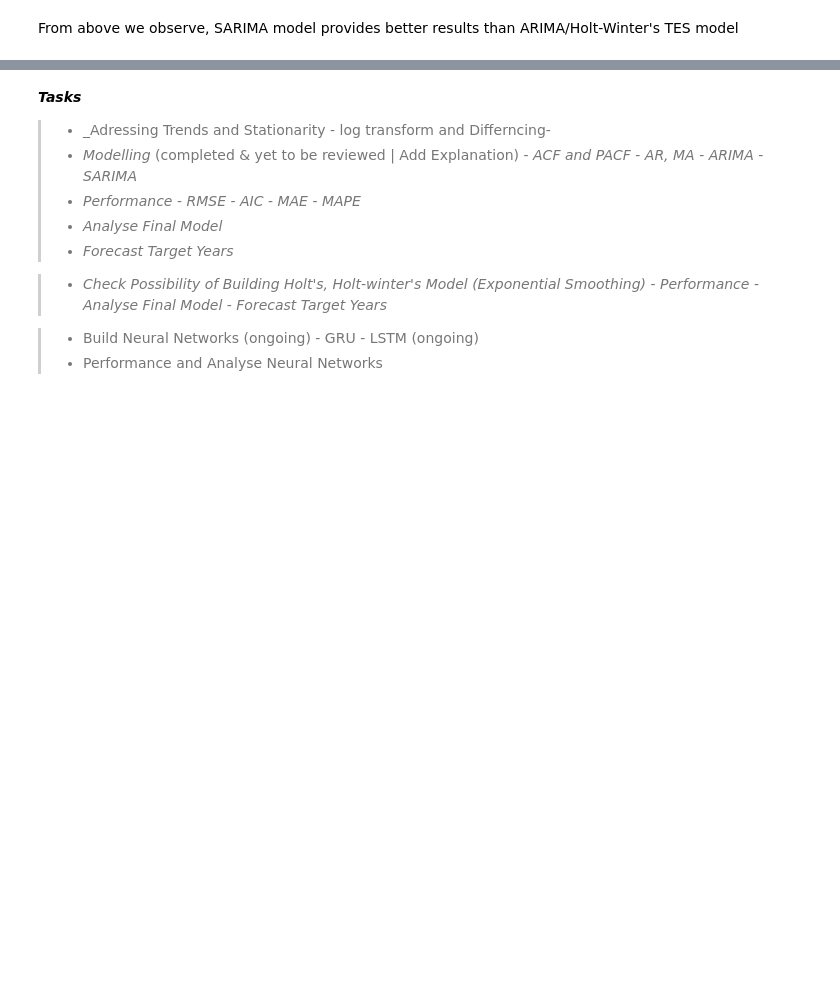
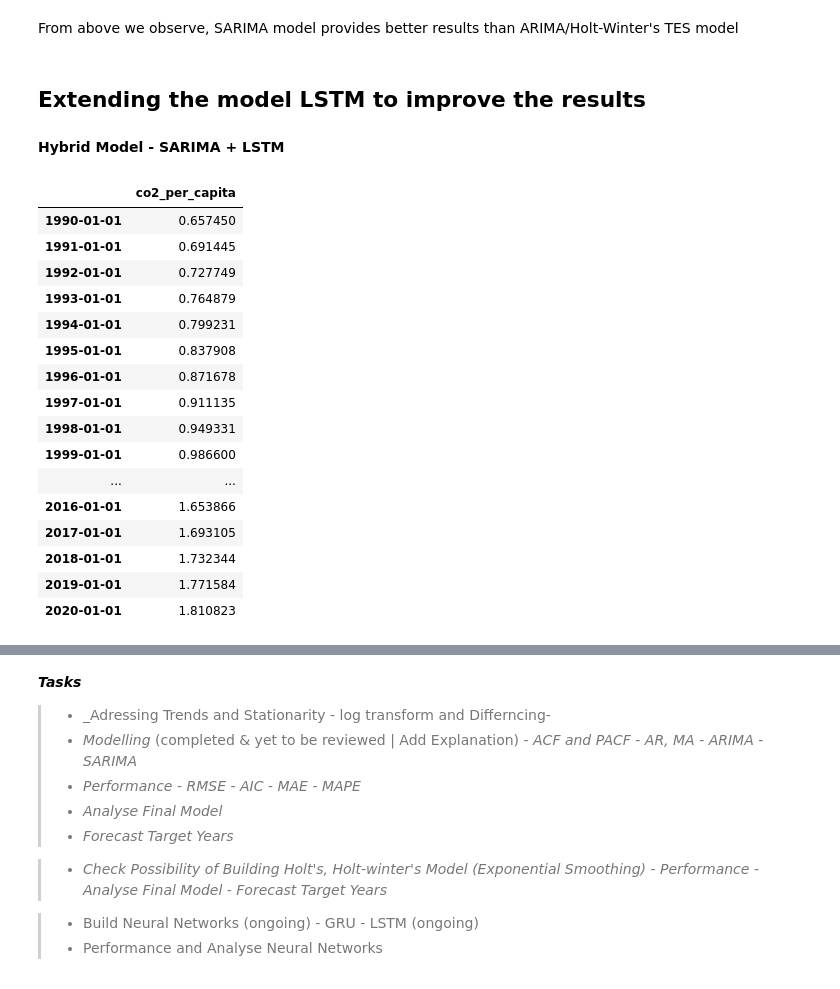
Before and after one commit to ganeshXb/Carbon-Emissions-Ecological-Footprint-Research, a Jupyter notebook: Notebooks/CO2-Emissions-TimeSeries-Forecasting.ipynb, the cells around one changed output, grey strips where cells are left out. Saved outputs shown, nothing was run; the diff lists cells and outputs as text; code cells hidden in the pictures; blank space fills up the shorter version.

```diff
--- a/Notebooks/CO2-Emissions-TimeSeries-Forecasting.ipynb
+++ b/Notebooks/CO2-Emissions-TimeSeries-Forecasting.ipynb
@@ -1518,3 +1533,31 @@ RMSE for the SARIMA Model :  0.11520431004307816
 RMSE for the TES Model :  0.14843679228340276
 # %% [markdown]
 From above we observe, SARIMA model provides better results than ARIMA/Holt-Winter's TES model
+# %% [markdown]
+## Extending the model LSTM to improve the results
+# %% [markdown]
+**Hybrid Model - SARIMA + LSTM**
+# %%
+emissions_forecast = pd.DataFrame(pred_sdynamic.predicted_mean)
+emissions_original = df_India['1990-01-01':]
+
+emissions_forecast.rename(columns={'predicted_mean': 'co2_per_capita'}, inplace = True)
+emissions_forecast
+# %% [output]
+|  | co2_per_capita |
+| 1990-01-01 | 0.657450 |
+| 1991-01-01 | 0.691445 |
+| 1992-01-01 | 0.727749 |
+| 1993-01-01 | 0.764879 |
+| 1994-01-01 | 0.799231 |
+| 1995-01-01 | 0.837908 |
+| 1996-01-01 | 0.871678 |
+| 1997-01-01 | 0.911135 |
+| 1998-01-01 | 0.949331 |
+| 1999-01-01 | 0.986600 |
+| ... | ... |
+| 2016-01-01 | 1.653866 |
+| 2017-01-01 | 1.693105 |
+| 2018-01-01 | 1.732344 |
+| 2019-01-01 | 1.771584 |
+| 2020-01-01 | 1.810823 |
```
Also changed, not shown: parts of 26 cells of this notebook, 4 other files.
